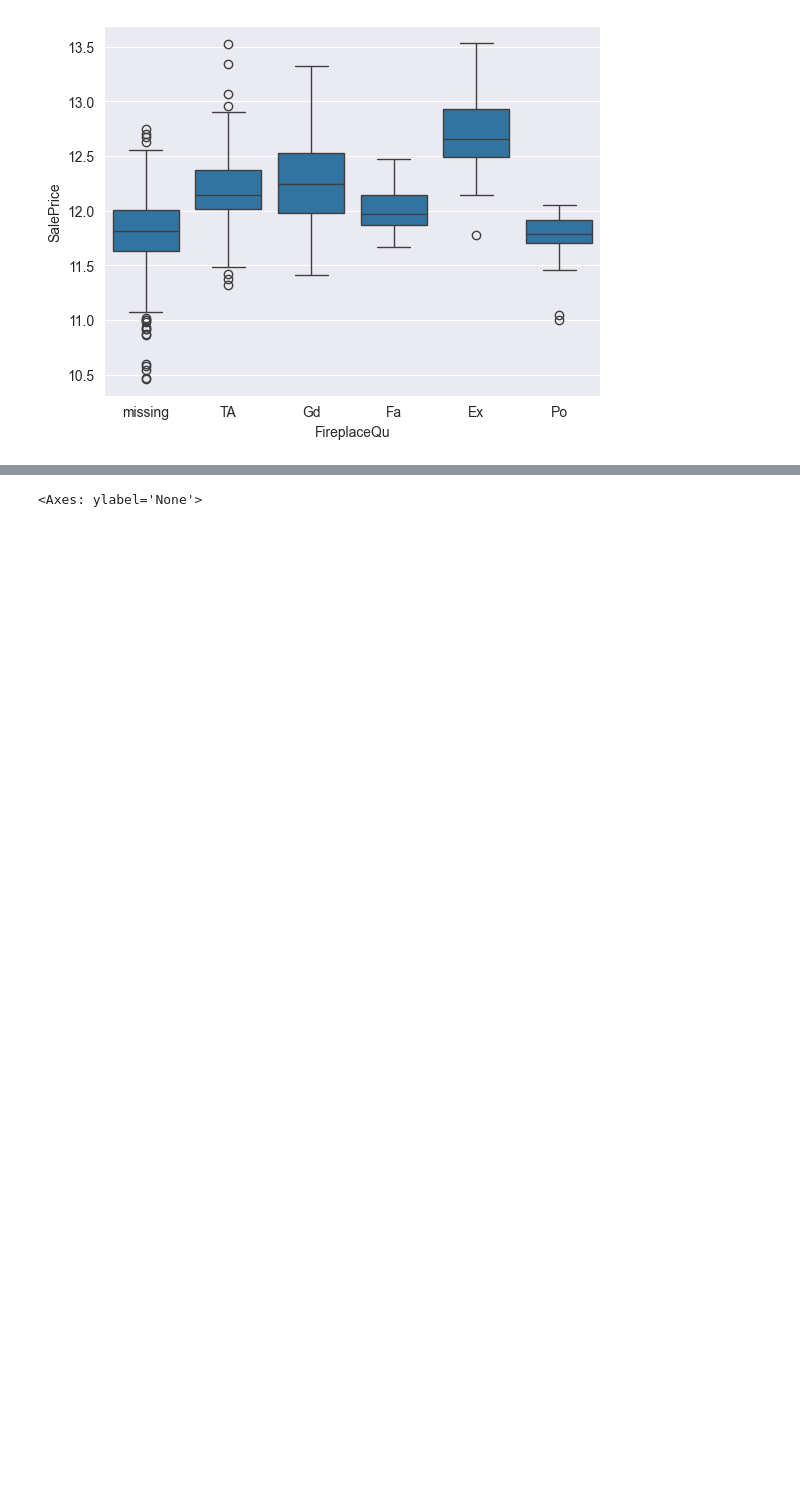
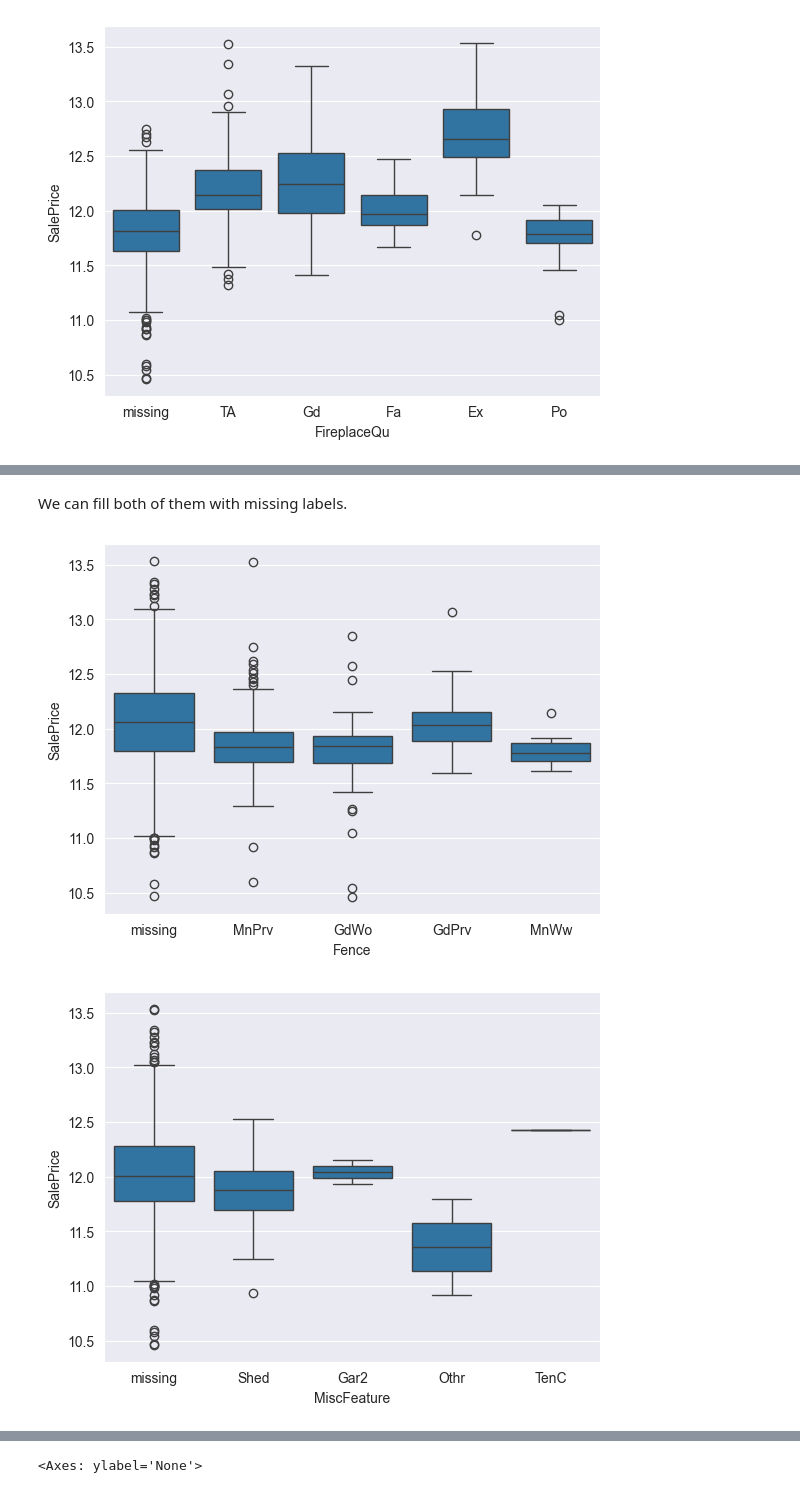
Before and after one commit to indian-coder-aarush/Learning, a Jupyter notebook: EDA.ipynb, the cells around one changed output, grey strips where cells are left out. Cells and saved outputs as stored; diff of their text form; code cells hidden in the pictures; blank space fills up the shorter version.

```diff
--- a/EDA.ipynb
+++ b/EDA.ipynb
@@ -188,0 +204,12 @@ sns.boxplot(x=data["FireplaceQu"],y=data["SalePrice"])
+# %% [markdown]
+We can fill both of them with missing labels.
+# %%
+data["Fence"].fillna("missing",inplace = True)
+data["MiscFeature"].fillna("missing",inplace = True)
+sns.boxplot(x = data["Fence"], y=data["SalePrice"])
+plt.show()
+sns.boxplot(x = data["MiscFeature"], y=data["SalePrice"])
+plt.show()
+# %% [output]
+[figure, added]
+[figure, added]
```
Also changed, not shown: parts of 8 cells of this notebook.
